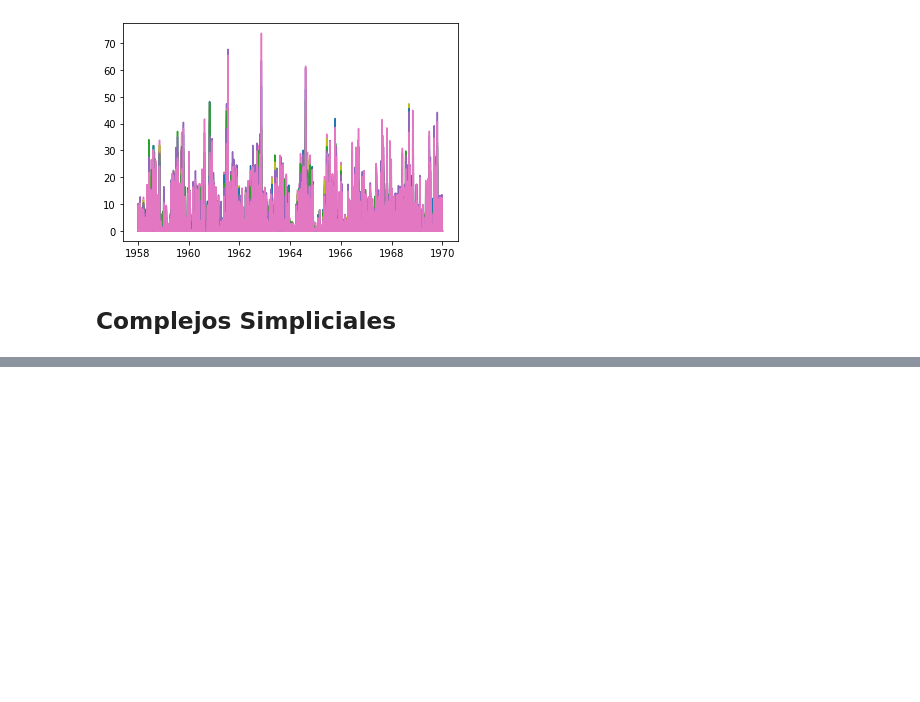
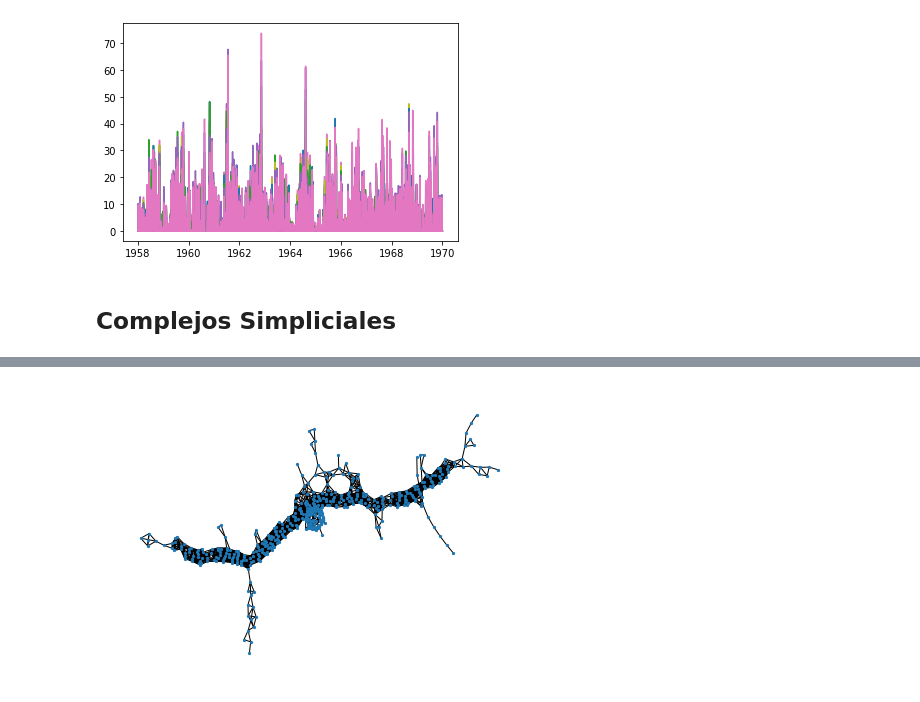
Before and after one commit to WizenPainter/reto-ma2007b, a Jupyter notebook: noaa_ai_workshop/IntroNotebooks/05-Challenge.ipynb, the cells around one changed output, grey strips where cells are left out. Saved outputs shown, nothing was run; the diff lists cells and outputs as text; code cells hidden in the pictures; blank space fills up the shorter version.

```diff
--- a/noaa_ai_workshop/IntroNotebooks/05-Challenge.ipynb
+++ b/noaa_ai_workshop/IntroNotebooks/05-Challenge.ipynb
@@ -219,4 +224,0 @@ from sklearn.metrics import pairwise_distances
-# %%
-D = pairwise_distances(X)
-plt.imshow(D)
-plt.show()
@@ -252,0 +289,2 @@ def create_simplicial_complex(D,r):
+# %%
+sample = projected[np.random.choice(projected.shape[0], 500, replace=False),:]
@@ -253,4 +295,8 @@ def create_simplicial_complex(D,r):
+# %%
+D = pairwise_distances(sample)
 # %%
-r = 1
+r = 3
 G = create_simplicial_complex(D,r)
-nx.draw_kamada_kawai(G)
+nx.draw_kamada_kawai(G, node_size=5)
+# %% [output]
+[figure, added]
```
Also changed, not shown: parts of 15 cells of this notebook.
